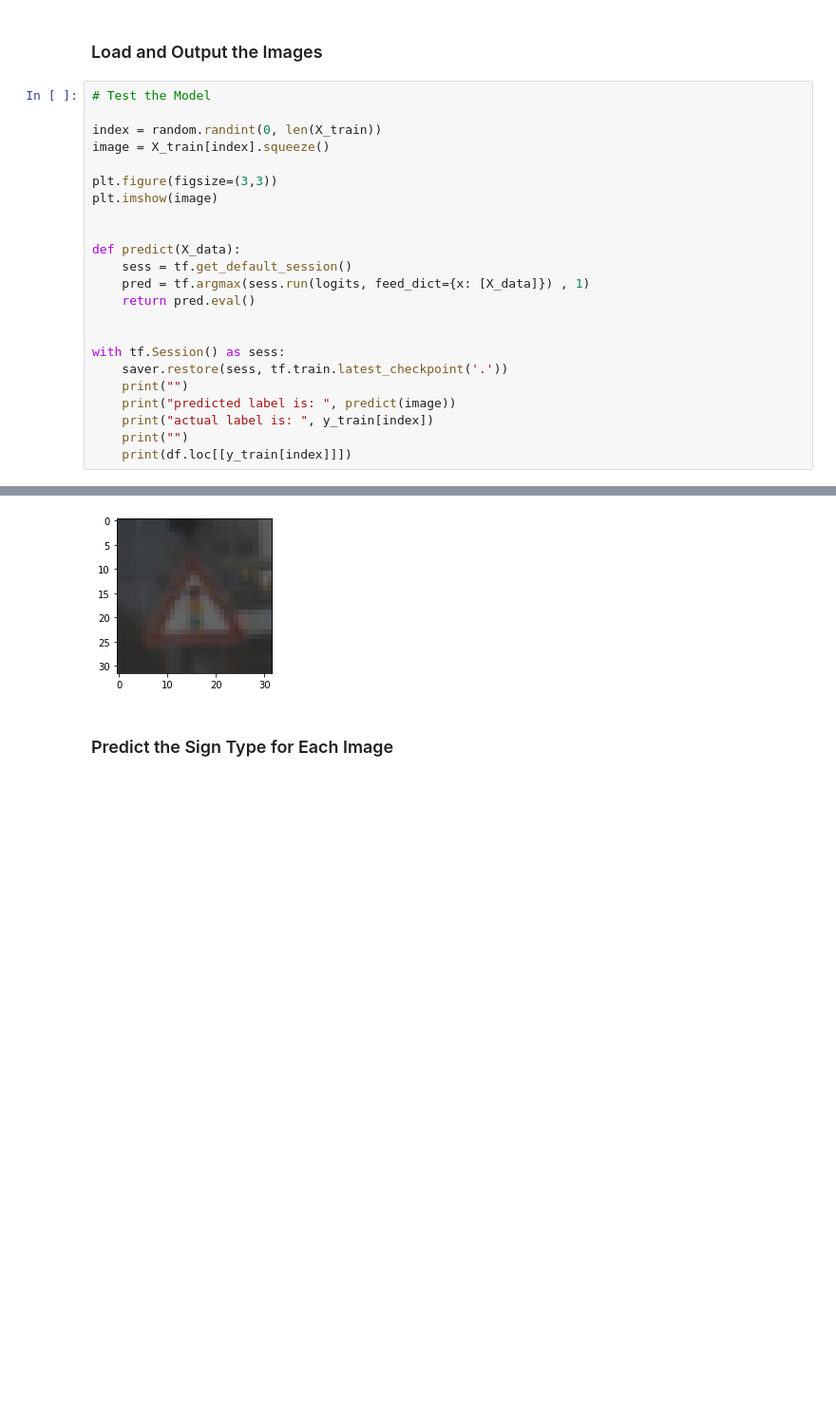
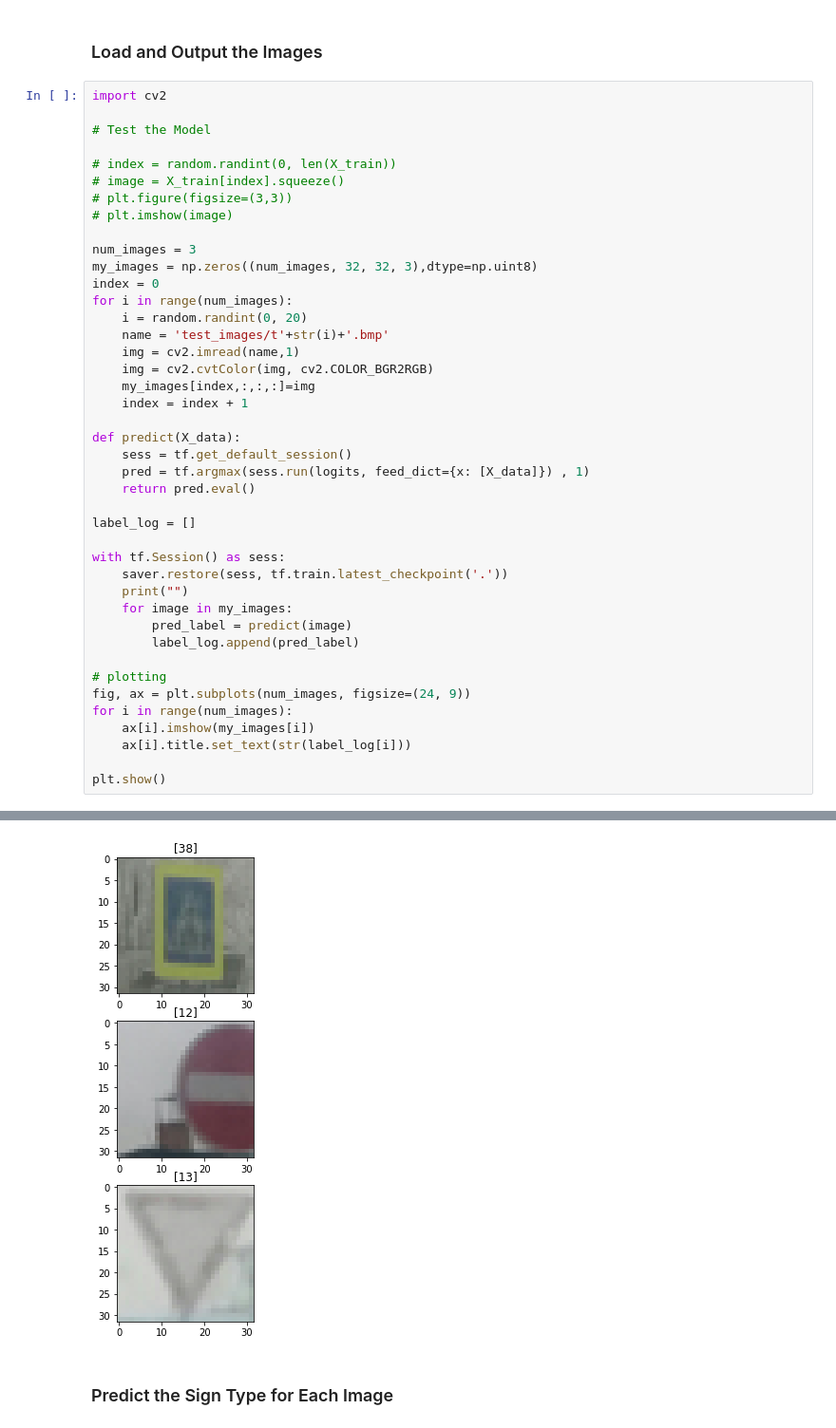
Before and after one commit to shlok-agarwal/Traffic-Sign-Classifier, a Jupyter notebook: Traffic_Sign_Classifier.ipynb, the cells around one changed output, grey strips where cells are left out. Shown: that part at 95% size. Cells and saved outputs as stored; diff of their text form; blank space fills up the shorter version.

Commit message:
better plotting

```diff
--- a/Traffic_Sign_Classifier.ipynb
+++ b/Traffic_Sign_Classifier.ipynb
@@ -454,27 +454,46 @@ You may find `signnames.csv` useful as it contains mappings from the class id (i
 # %% [markdown]
 ### Load and Output the Images
 # %%
+import cv2
+
 # Test the Model
 
-index = random.randint(0, len(X_train))
-image = X_train[index].squeeze()
+# index = random.randint(0, len(X_train))
+# image = X_train[index].squeeze()
+# plt.figure(figsize=(3,3))
+# plt.imshow(image)
 
-plt.figure(figsize=(3,3))
-plt.imshow(image)
-
+num_images = 3
+my_images = np.zeros((num_images, 32, 32, 3),dtype=np.uint8)
+index = 0
+for i in range(num_images):
+    i = random.randint(0, 20)
+    name = 'test_images/t'+str(i)+'.bmp'
+    img = cv2.imread(name,1)
+    img = cv2.cvtColor(img, cv2.COLOR_BGR2RGB)
+    my_images[index,:,:,:]=img
+    index = index + 1
 
 def predict(X_data):
     sess = tf.get_default_session()
     pred = tf.argmax(sess.run(logits, feed_dict={x: [X_data]}) , 1)
     return pred.eval()
 
+label_log = []
 
 with tf.Session() as sess:
     saver.restore(sess, tf.train.latest_checkpoint('.'))
     print("")
-    print("predicted label is: ", predict(image))
-    print("actual label is: ", y_train[index])
-    print("")
-    print(df.loc[[y_train[index]]])
+    for image in my_images:
+        pred_label = predict(image)
+        label_log.append(pred_label)
+
+# plotting
+fig, ax = plt.subplots(num_images, figsize=(24, 9))
+for i in range(num_images):
+    ax[i].imshow(my_images[i])
+    ax[i].title.set_text(str(label_log[i]))
+
+plt.show()
 # %% [output]
 INFO:tensorflow:Restoring parameters from .\lenet
@@ -487,4 +500,4 @@ actual label is:  26
-[figure, old version]
+[figure, new version]
 # %% [markdown]
 ### Predict the Sign Type for Each Image
 # %%
```
Also changed, not shown: parts of 3 cells of this notebook.
